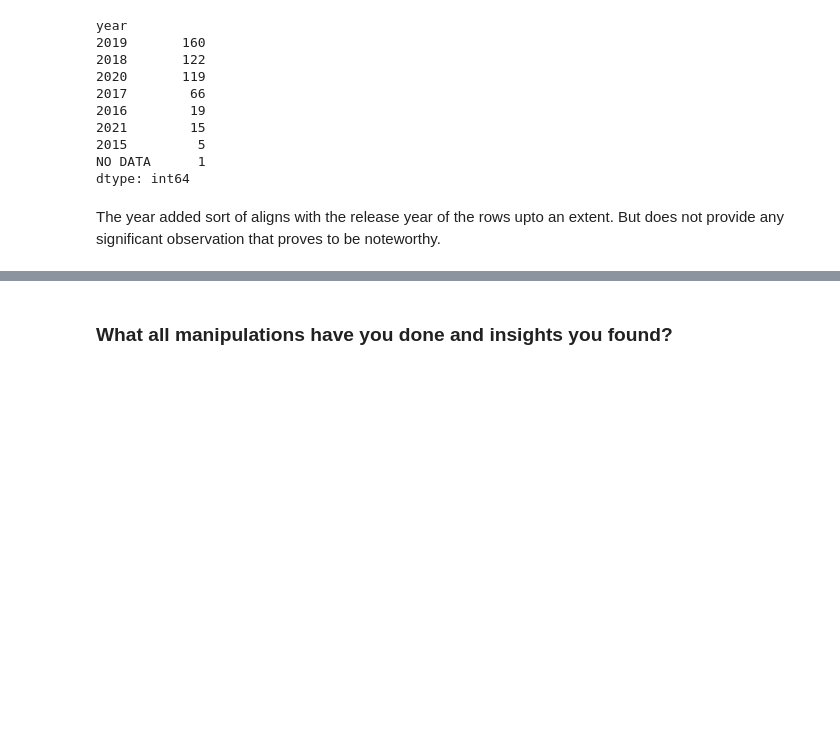
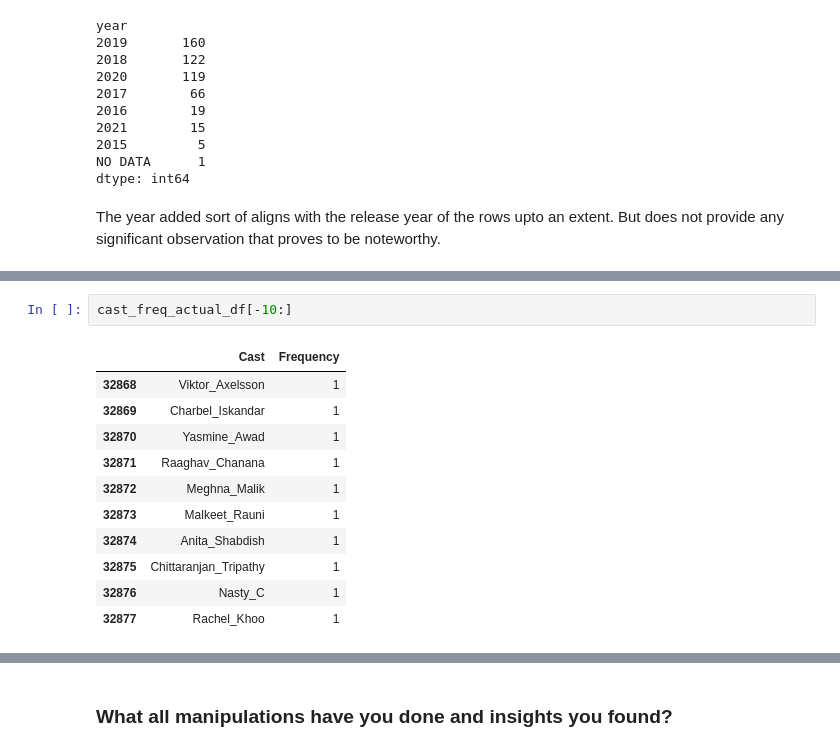
Before and after one commit to 007tickooayush/ML-Unsupervised-Netflix-Clustering-Recommendation-Project, a Jupyter notebook: Ayush_Tickoo_ML_Capstone_Unsupervised_Project.ipynb, the cells around one changed output, grey strips where cells are left out. Cells and saved outputs as stored; diff of their text form; blank space fills up the shorter version.

```diff
--- a/Ayush_Tickoo_ML_Capstone_Unsupervised_Project.ipynb
+++ b/Ayush_Tickoo_ML_Capstone_Unsupervised_Project.ipynb
@@ -732,0 +770,14 @@ df['cast']
+# %%
+cast_freq_actual_df[-10:]
+# %% [output]
+|  | Cast | Frequency |
+| 32868 | Viktor_Axelsson | 1 |
+| 32869 | Charbel_Iskandar | 1 |
+| 32870 | Yasmine_Awad | 1 |
+| 32871 | Raaghav_Chanana | 1 |
+| 32872 | Meghna_Malik | 1 |
+| 32873 | Malkeet_Rauni | 1 |
+| 32874 | Anita_Shabdish | 1 |
+| 32875 | Chittaranjan_Tripathy | 1 |
+| 32876 | Nasty_C | 1 |
+| 32877 | Rachel_Khoo | 1 |
```
Also changed, not shown: parts of 15 cells of this notebook.
